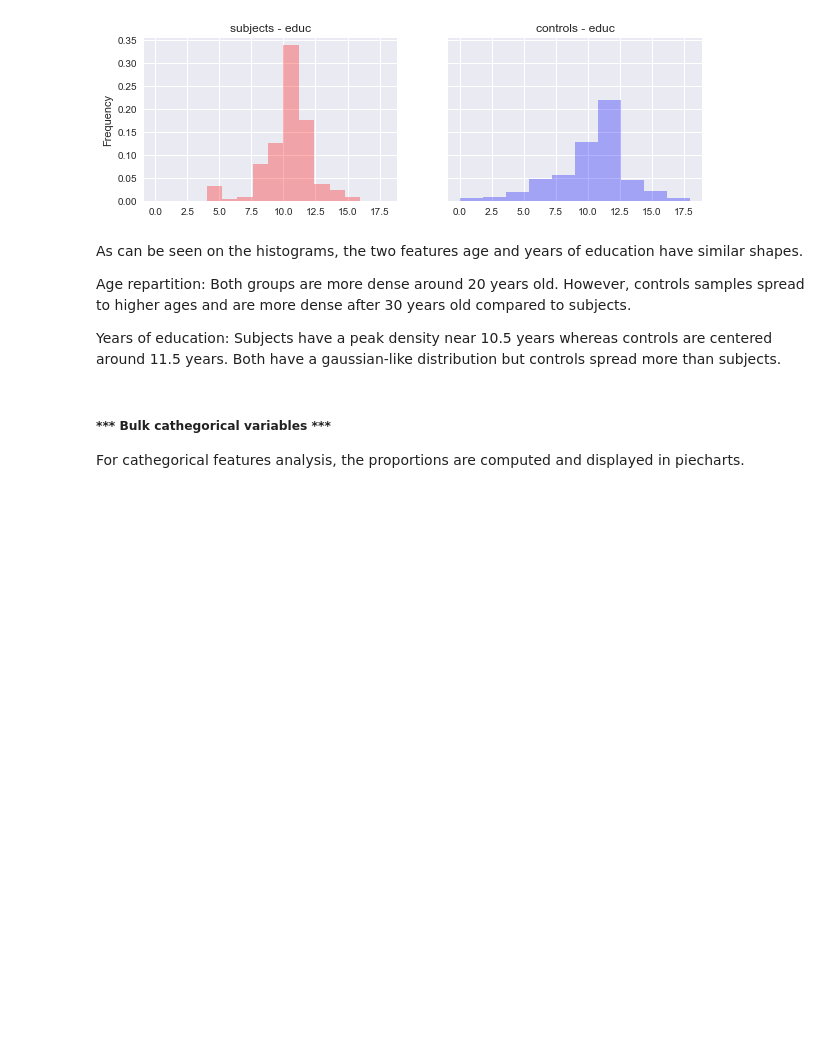
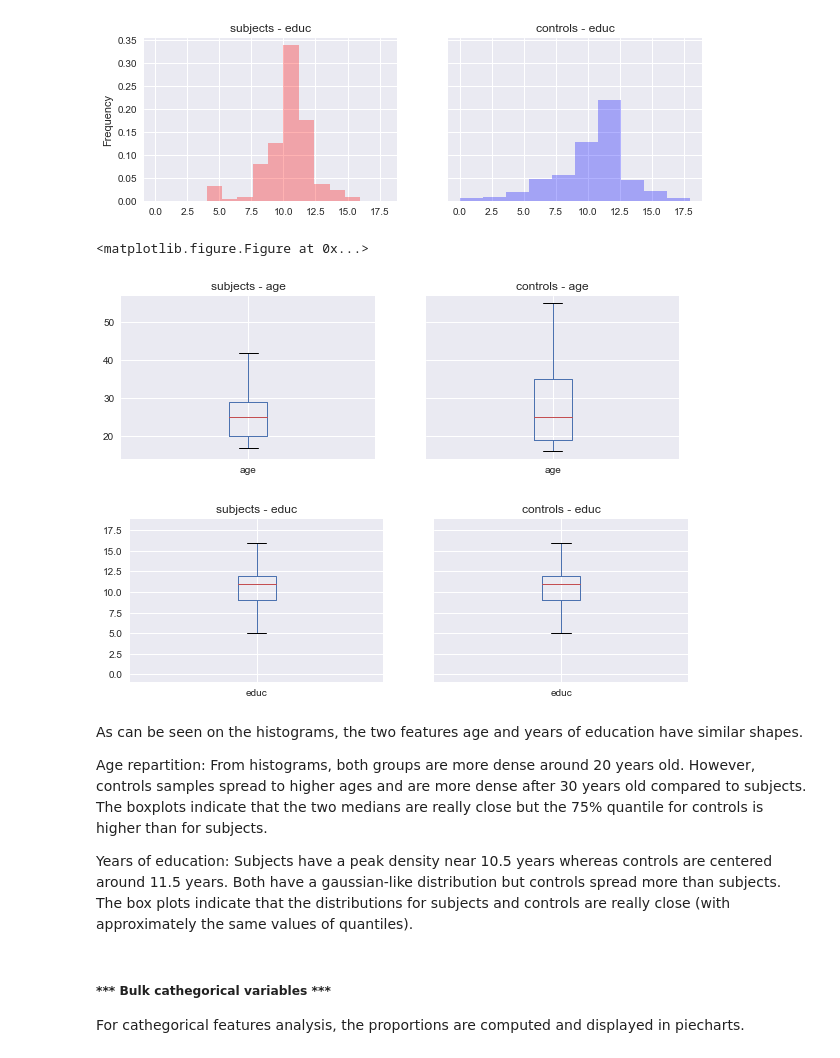
Before and after one commit to NicoBrun/ada2017, a Jupyter notebook: 04 - Applied ML/HW4.ipynb, the cells around one changed output. Drawn from its saved outputs; the diff is of its cells as text; code cells hidden in the pictures; blank space fills up the shorter version.

```diff
--- a/04 - Applied ML/HW4.ipynb
+++ b/04 - Applied ML/HW4.ipynb
@@ -169,12 +184,20 @@ plot_histograms(subjects,controls)
 <matplotlib.figure.Figure at 0x...>
 [figure]
 [figure]
+# %%
+plot_boxs(subjects,controls)
+# %% [output]
+<matplotlib.figure.Figure at 0x...>
+[figure, added]
+[figure, added]
 # %% [markdown]
 As can be seen on the histograms, the two features age and years of education have similar shapes.
 
-Age repartition: Both groups are more dense around 20 years old. However, controls samples spread to higher ages and are more dense after 30 years old compared to subjects.
+Age repartition: From histograms, both groups are more dense around 20 years old. However, controls samples spread to higher ages and are more dense after 30 years old compared to subjects.
+The boxplots indicate that the two medians are really close but the 75% quantile for controls is higher than for subjects.
 
 Years of education: Subjects have a peak density near 10.5 years whereas controls are centered around 11.5 years. Both have a gaussian-like distribution but controls spread more than subjects.
+The box plots indicate that the distributions for subjects and controls are really close (with approximately the same values of quantiles).
 # %% [markdown]
 ##### *** Bulk cathegorical variables ***
 
```
Also changed, not shown: parts of 47 cells of this notebook.
